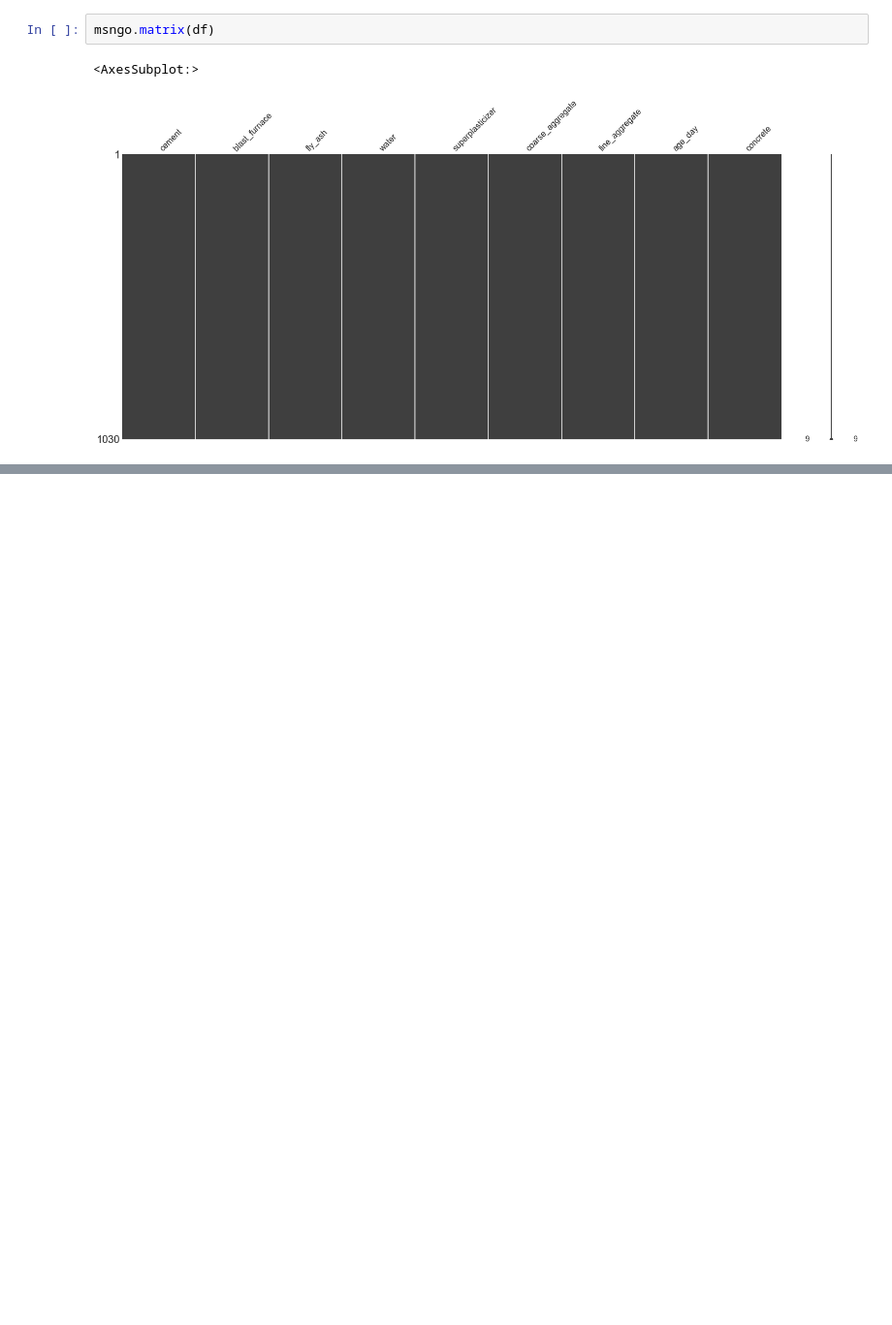
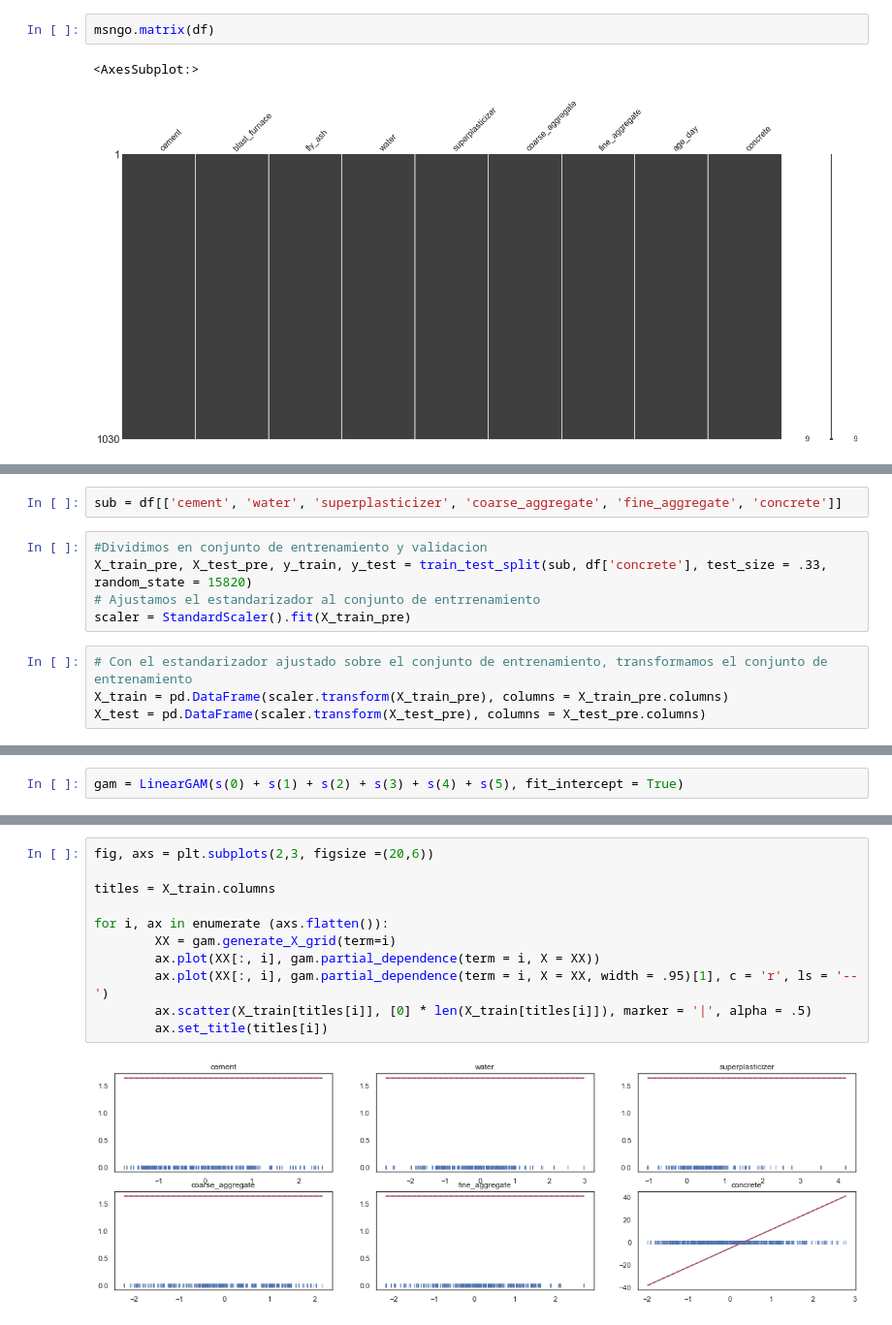
Before and after one commit to Denniels/Machine_Learning, a Jupyter notebook: concret.ipynb, the cells around one changed output, grey strips where cells are left out. Shown at 97% size. Cells and saved outputs as stored; diff of their text form; blank space fills up the shorter version.

```diff
--- a/concret.ipynb
+++ b/concret.ipynb
@@ -293,0 +171,11 @@ print(r2_score(model_elastic_net_cv.predict(X_test), y_test))
+# %%
+sub = df[['cement', 'water', 'superplasticizer', 'coarse_aggregate', 'fine_aggregate', 'concrete']]
+# %%
+#Dividimos en conjunto de entrenamiento y validacion
+X_train_pre, X_test_pre, y_train, y_test = train_test_split(sub, df['concrete'], test_size = .33, random_state = 15820)
+# Ajustamos el estandarizador al conjunto de entrrenamiento
+scaler = StandardScaler().fit(X_train_pre)
+# %%
+# Con el estandarizador ajustado sobre el conjunto de entrenamiento, transformamos el conjunto de entrenamiento
+X_train = pd.DataFrame(scaler.transform(X_train_pre), columns = X_train_pre.columns)
+X_test = pd.DataFrame(scaler.transform(X_test_pre), columns = X_test_pre.columns)
@@ -293,0 +194,2 @@ print(r2_score(model_elastic_net_cv.predict(X_test), y_test))
+# %%
+gam = LinearGAM(s(0) + s(1) + s(2) + s(3) + s(4) + s(5), fit_intercept = True)
@@ -293,0 +254,13 @@ print(r2_score(model_elastic_net_cv.predict(X_test), y_test))
+# %%
+fig, axs = plt.subplots(2,3, figsize =(20,6))
+
+titles = X_train.columns
+
+for i, ax in enumerate (axs.flatten()):
+        XX = gam.generate_X_grid(term=i)
+        ax.plot(XX[:, i], gam.partial_dependence(term = i, X = XX))
+        ax.plot(XX[:, i], gam.partial_dependence(term = i, X = XX, width = .95)[1], c = 'r', ls = '--')
+        ax.scatter(X_train[titles[i]], [0] * len(X_train[titles[i]]), marker = '|', alpha = .5)
+        ax.set_title(titles[i])
+# %% [output]
+[figure, added]
```
Also changed, not shown: parts of 51 cells of this notebook, 2 other files.
